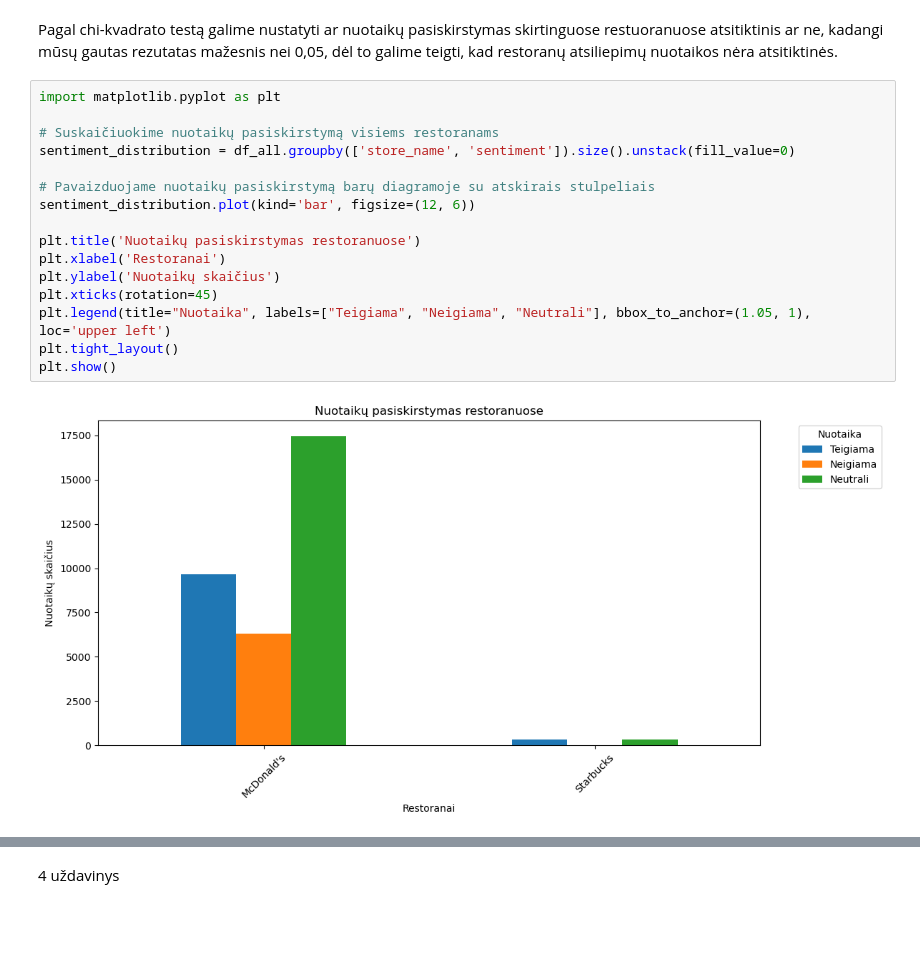
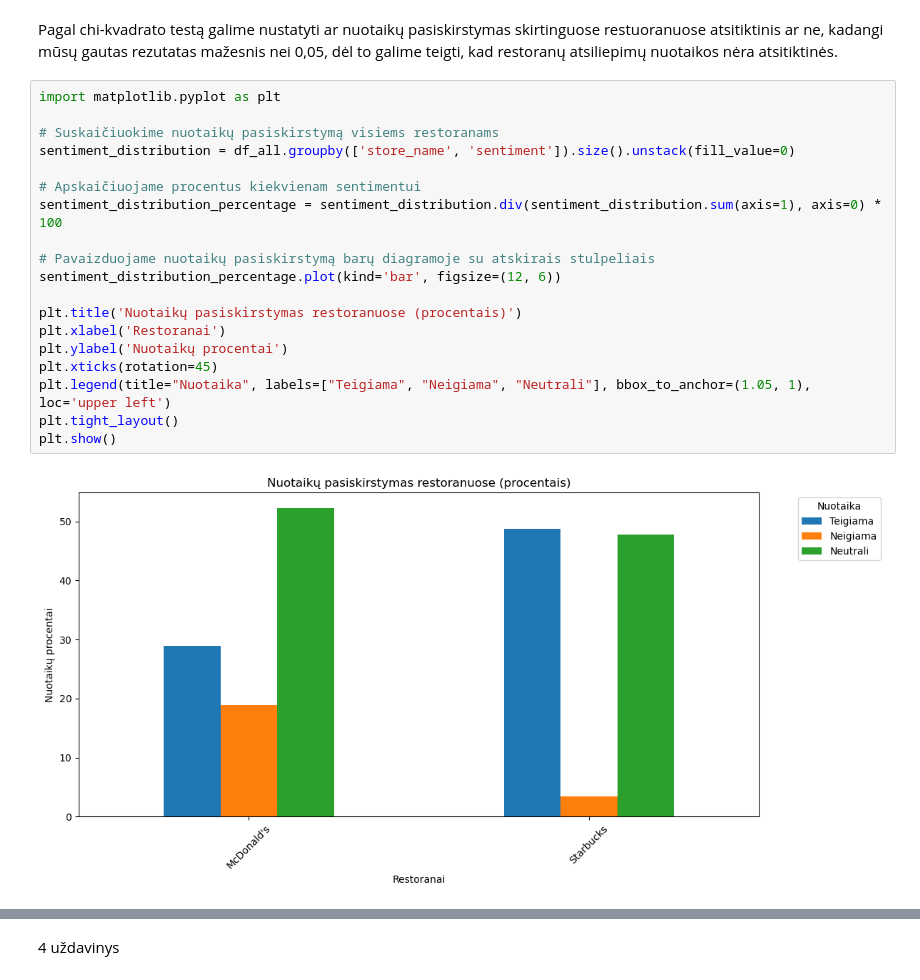
Before and after one commit to LidijaPu/nka_lab, a Jupyter notebook: Projektinis (1).ipynb, the cells around one changed output, grey strips where cells are left out. Drawn from its saved outputs; the diff is of its cells as text; blank space fills up the shorter version.

```diff
--- a/Projektinis (1).ipynb
+++ b/Projektinis (1).ipynb
@@ -281,19 +281,22 @@ Pagal chi-kvadrato testą galime nustatyti ar nuotaikų pasiskirstymas skirtingu
 # %%
 import matplotlib.pyplot as plt
 
 # Suskaičiuokime nuotaikų pasiskirstymą visiems restoranams
 sentiment_distribution = df_all.groupby(['store_name', 'sentiment']).size().unstack(fill_value=0)
 
+# Apskaičiuojame procentus kiekvienam sentimentui
+sentiment_distribution_percentage = sentiment_distribution.div(sentiment_distribution.sum(axis=1), axis=0) * 100
+
 # Pavaizduojame nuotaikų pasiskirstymą barų diagramoje su atskirais stulpeliais
-sentiment_distribution.plot(kind='bar', figsize=(12, 6))
+sentiment_distribution_percentage.plot(kind='bar', figsize=(12, 6))
 
-plt.title('Nuotaikų pasiskirstymas restoranuose')
+plt.title('Nuotaikų pasiskirstymas restoranuose (procentais)')
 plt.xlabel('Restoranai')
-plt.ylabel('Nuotaikų skaičius')
+plt.ylabel('Nuotaikų procentai')
 plt.xticks(rotation=45)
 plt.legend(title="Nuotaika", labels=["Teigiama", "Neigiama", "Neutrali"], bbox_to_anchor=(1.05, 1), loc='upper left')
 plt.tight_layout()
 plt.show()
 # %% [output]
-[figure, old version]
+[figure, new version]
 # %%
```
Also changed, not shown: parts of 1 cell of this notebook.
